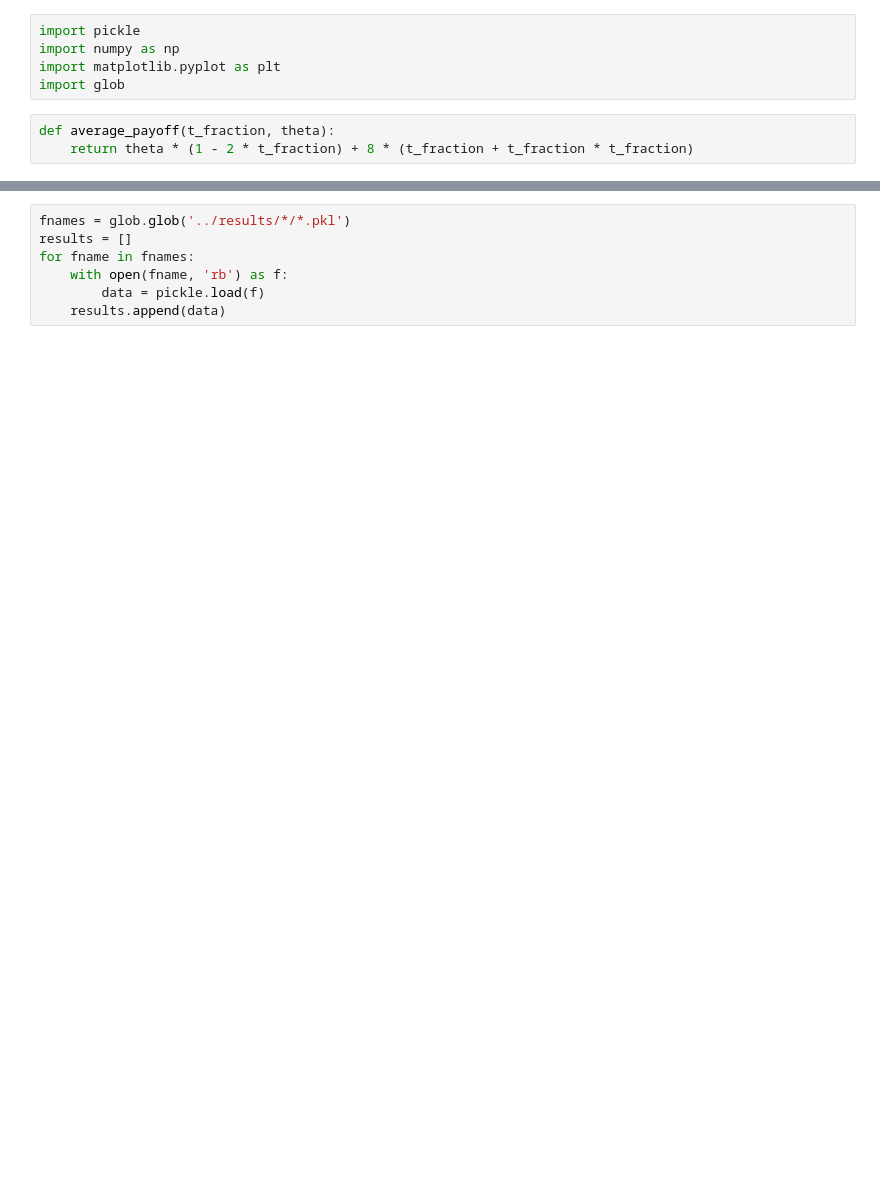
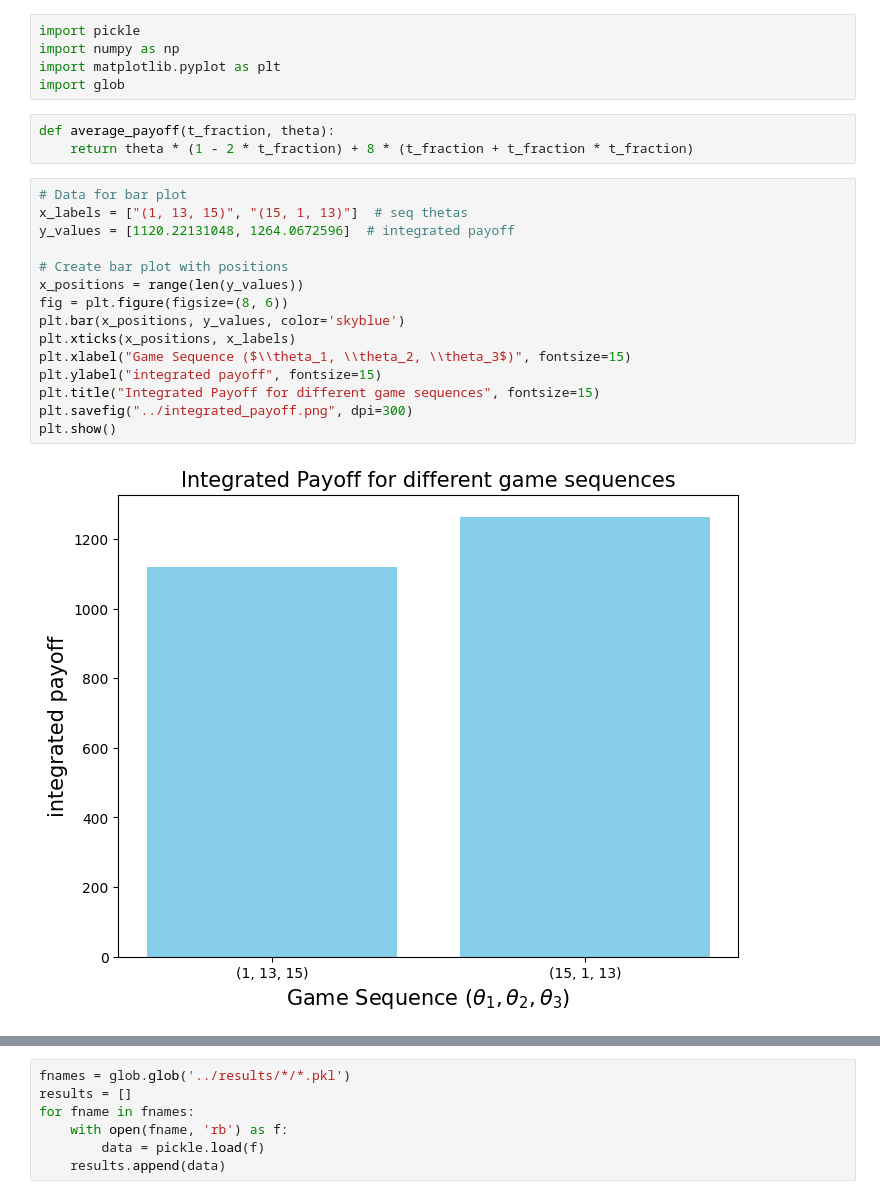
Before and after one commit to ritams/institution-design, a Jupyter notebook: notebooks/analysis.ipynb, the cells around one changed output, grey strips where cells are left out. Saved outputs shown, nothing was run; the diff lists cells and outputs as text; blank space fills up the shorter version.

```diff
--- a/notebooks/analysis.ipynb
+++ b/notebooks/analysis.ipynb
@@ -6,3 +6,20 @@ import glob
 # %%
 def average_payoff(t_fraction, theta):
     return theta * (1 - 2 * t_fraction) + 8 * (t_fraction + t_fraction * t_fraction)
+# %%
+# Data for bar plot
+x_labels = ["(1, 13, 15)", "(15, 1, 13)"]  # seq thetas
+y_values = [1120.22131048, 1264.0672596]  # integrated payoff
+
+# Create bar plot with positions
+x_positions = range(len(y_values))
+fig = plt.figure(figsize=(8, 6))
+plt.bar(x_positions, y_values, color='skyblue')
+plt.xticks(x_positions, x_labels)
+plt.xlabel("Game Sequence ($\\theta_1, \\theta_2, \\theta_3$)", fontsize=15)
+plt.ylabel("integrated payoff", fontsize=15)
+plt.title("Integrated Payoff for different game sequences", fontsize=15)
+plt.savefig("../integrated_payoff.png", dpi=300)
+plt.show()
+# %% [output]
+[figure, added]
```
Also changed, not shown: parts of 6 cells of this notebook, 2 other files.
